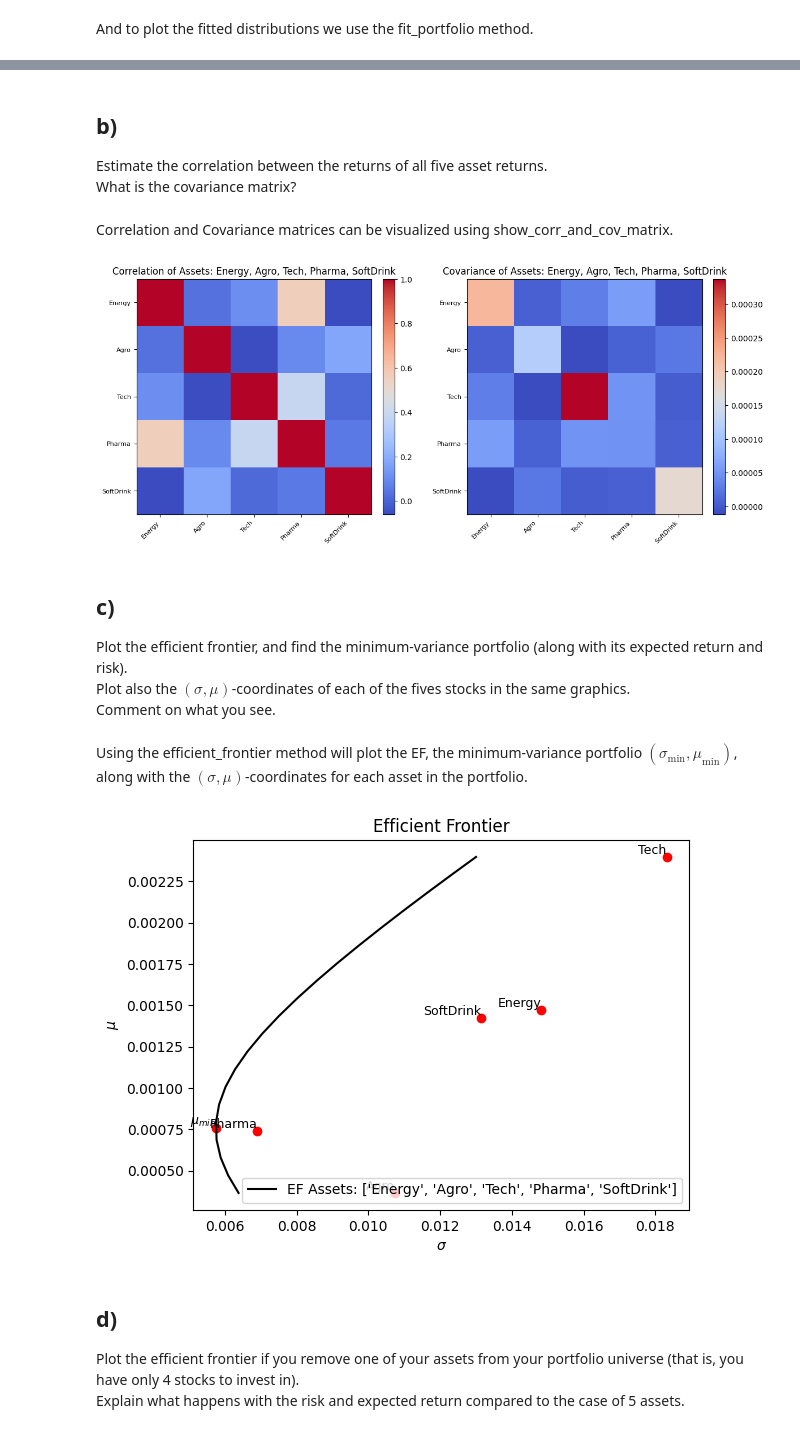
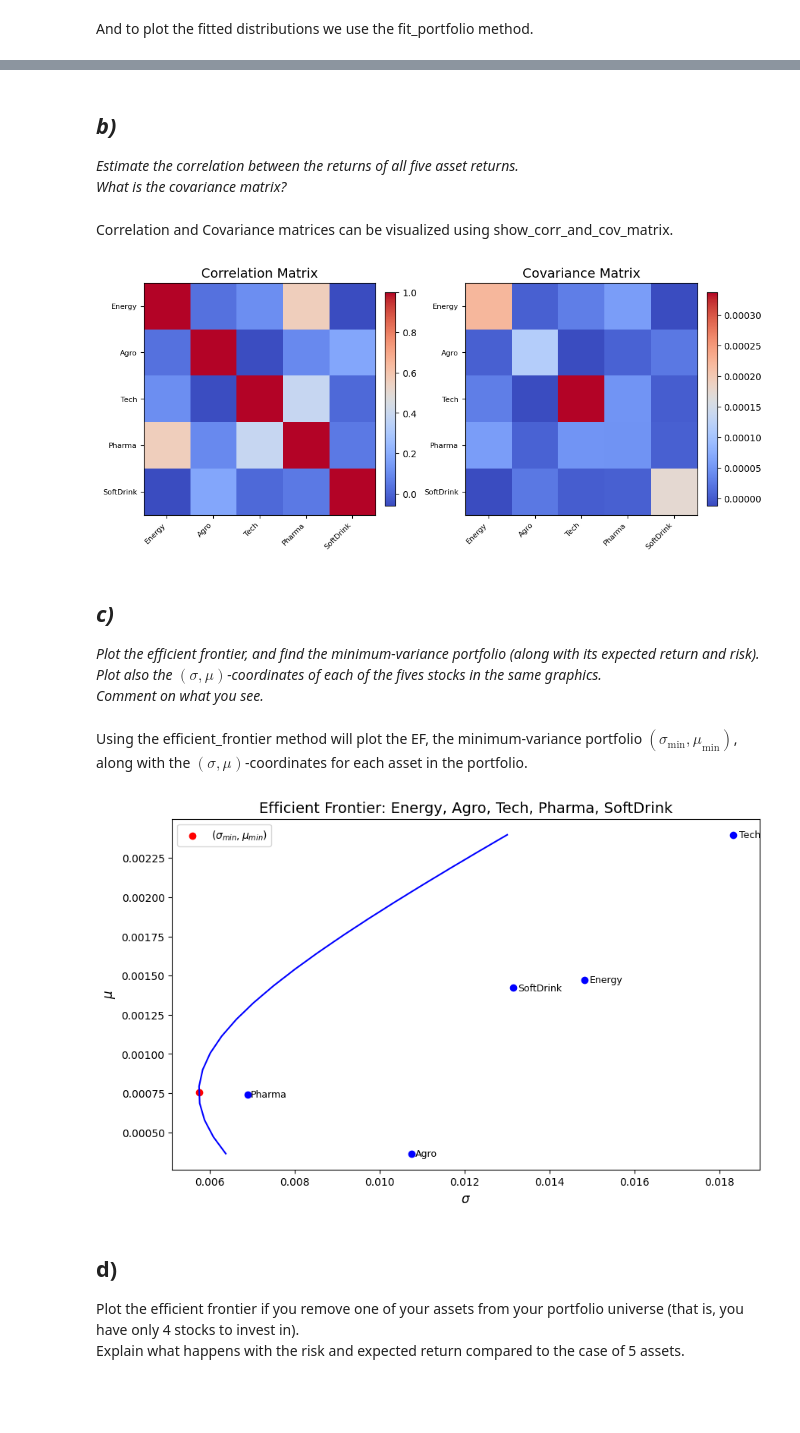
Before and after one commit to nordensten/fin_tools, a Jupyter notebook: portfolio_analysis.ipynb, the cells around one changed output, grey strips where cells are left out. Cells and saved outputs as stored; diff of their text form; code cells hidden in the pictures; blank space fills up the shorter version.

```diff
--- a/portfolio_analysis.ipynb
+++ b/portfolio_analysis.ipynb
@@ -6,6 +17,12 @@ First, let us import necessary packages, import the downloaded stock prices (fin
 import numpy as np
 import matplotlib.pyplot as plt
 import pandas as pd
+
+plt.rcParams['figure.figsize'] = (10, 6)
+plt.rcParams['axes.titlesize'] = 14
+plt.rcParams['axes.labelsize'] = 12
+plt.rcParams['legend.fontsize'] = 10
+
 
 data = pd.read_csv('finance_data.csv', sep=';', decimal=',')
 
@@ -61,5 +78,5 @@ Portfolio Composition and Statistics
 # %% [markdown]
 And to plot the fitted distributions we use the fit_portfolio method.
 # %%
-portfolio.fit_portfolio()
+portfolio.plot_portfolio_fit()
 # %% [output]
@@ -67,25 +84,25 @@ portfolio.fit_portfolio()
 # %% [markdown]
-## b) ##
-Estimate the correlation between the returns of all five asset returns.
-What is the covariance matrix?
+## *b)* ##
+*Estimate the correlation between the returns of all five asset returns.*
+*What is the covariance matrix?*
 # %% [markdown]
 Correlation and Covariance matrices can be visualized using show_corr_and_cov_matrix.
 # %%
-portfolio.show_corr_and_cov_matrix()
+portfolio.plot_corr_and_cov_matrix()
 # %% [output]
-[figure, old version]
+[figure, new version]
 # %% [markdown]
-## c) ##
+## *c)* ##
 
-Plot the efficient frontier, and find the minimum-variance portfolio (along with its expected return and risk).
-Plot also the $(\sigma, \mu)$-coordinates of each of the fives stocks in the same graphics.
-Comment on what you see.
+*Plot the efficient frontier, and find the minimum-variance portfolio (along with its expected return and risk).*
+*Plot also the $(\sigma, \mu)$-coordinates of each of the fives stocks in the same graphics.*
+*Comment on what you see.*
 # %% [markdown]
 Using the efficient_frontier method will plot the EF, the minimum-variance portfolio $(\sigma_{\text{min}}, \mu_{\text{min}})$, along with the $(\sigma, \mu)$-coordinates for each asset in the portfolio.
 # %%
-portfolio.efficient_frontier()
+portfolio.plot_efficient_frontier()
 # %% [output]
-[figure, old version]
+[figure, new version]
 # %% [markdown]
 ## d) ##
 
```
Also changed, not shown: parts of 14 cells of this notebook, 4 other files.
